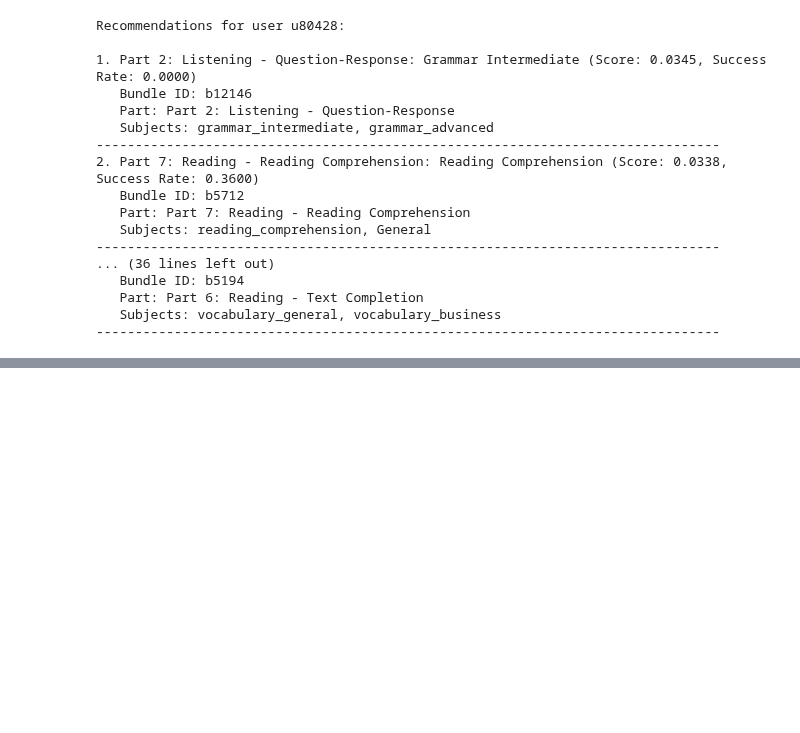
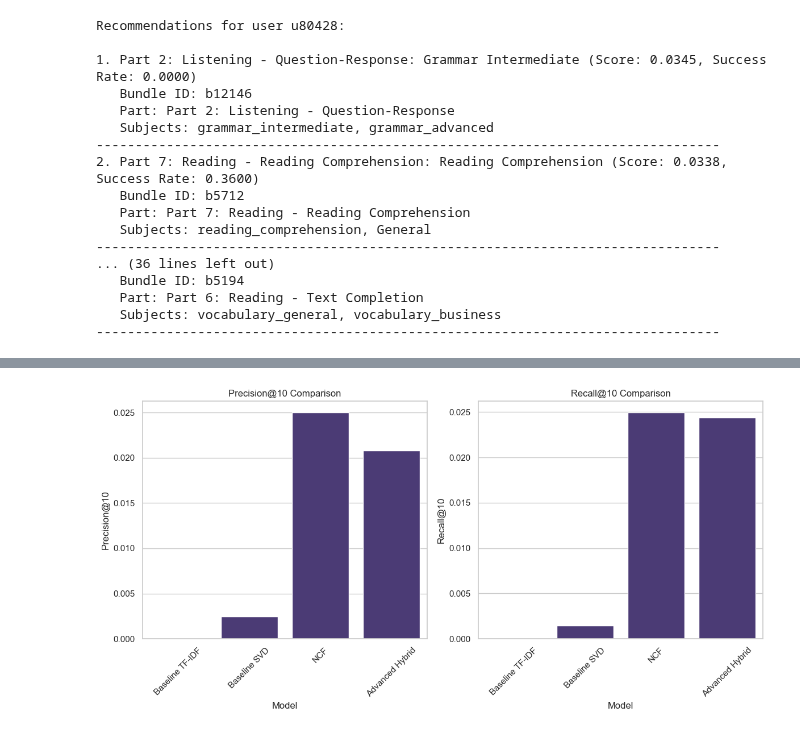
Before and after one commit to maryamzaman30/Data-Driven-Personalized-Educational-Content-Recommendation-System, a Jupyter notebook: notebooks/05_advanced_recommendations.ipynb, the cells around one changed output, grey strips where cells are left out. Cells and saved outputs as stored; diff of their text form; code cells hidden in the pictures; blank space fills up the shorter version.

```diff
--- a/notebooks/05_advanced_recommendations.ipynb
+++ b/notebooks/05_advanced_recommendations.ipynb
@@ -414,0 +466,29 @@ Recommendations for user u80428:
+# %%
+# Evaluate all models
+models = {
+    'Baseline TF-IDF': lambda u, n: get_sbert_recommendations(u, n),  # Using SBERT as advanced content-based
+    'Baseline SVD': lambda u, n: hybrid_model['recommender'].get_recommendations(
+        user_map[u], n, exclude_seen=True, known_items=np.where(train_matrix[user_map[u]] > 0)[0]
+    ) if u in user_map else [],
+    'NCF': get_ncf_recommendations,
+    'Advanced Hybrid': get_hybrid_advanced_recommendations
+}
+
+results = []
+for name, fn in models.items():
+    if name == 'Baseline SVD':
+        hybrid_model['recommender'].train_matrix = train_matrix
+        precision, recall = calculate_precision_recall_at_k(hybrid_model['recommender'], test_matrix, k=10)
+        rmse = calculate_rmse(hybrid_model['recommender'], test_matrix)
+    else:
+        precision, recall, rmse = evaluate_model(fn, test_matrix, user_map, item_map)
+    results.append({
+        'Model': name,
+        'Precision@10': precision,
+        'Recall@10': recall,
+        'RMSE': rmse
+    })
+
+results_df = pd.DataFrame(results)
+print("Model Comparison:")
+print(results_df)
@@ -414,0 +519,15 @@ Recommendations for user u80428:
+# %%
+# Visualize results
+plt.figure(figsize=(12, 6))
+plt.subplot(1, 2, 1)
+sns.barplot(data=results_df, x='Model', y='Precision@10')
+plt.title('Precision@10 Comparison')
+plt.xticks(rotation=45)
+plt.subplot(1, 2, 2)
+sns.barplot(data=results_df, x='Model', y='Recall@10')
+plt.title('Recall@10 Comparison')
+plt.xticks(rotation=45)
+plt.tight_layout()
+plt.show()
+# %% [output]
+[figure, added]
```
Also changed, not shown: parts of 3 cells of this notebook.
